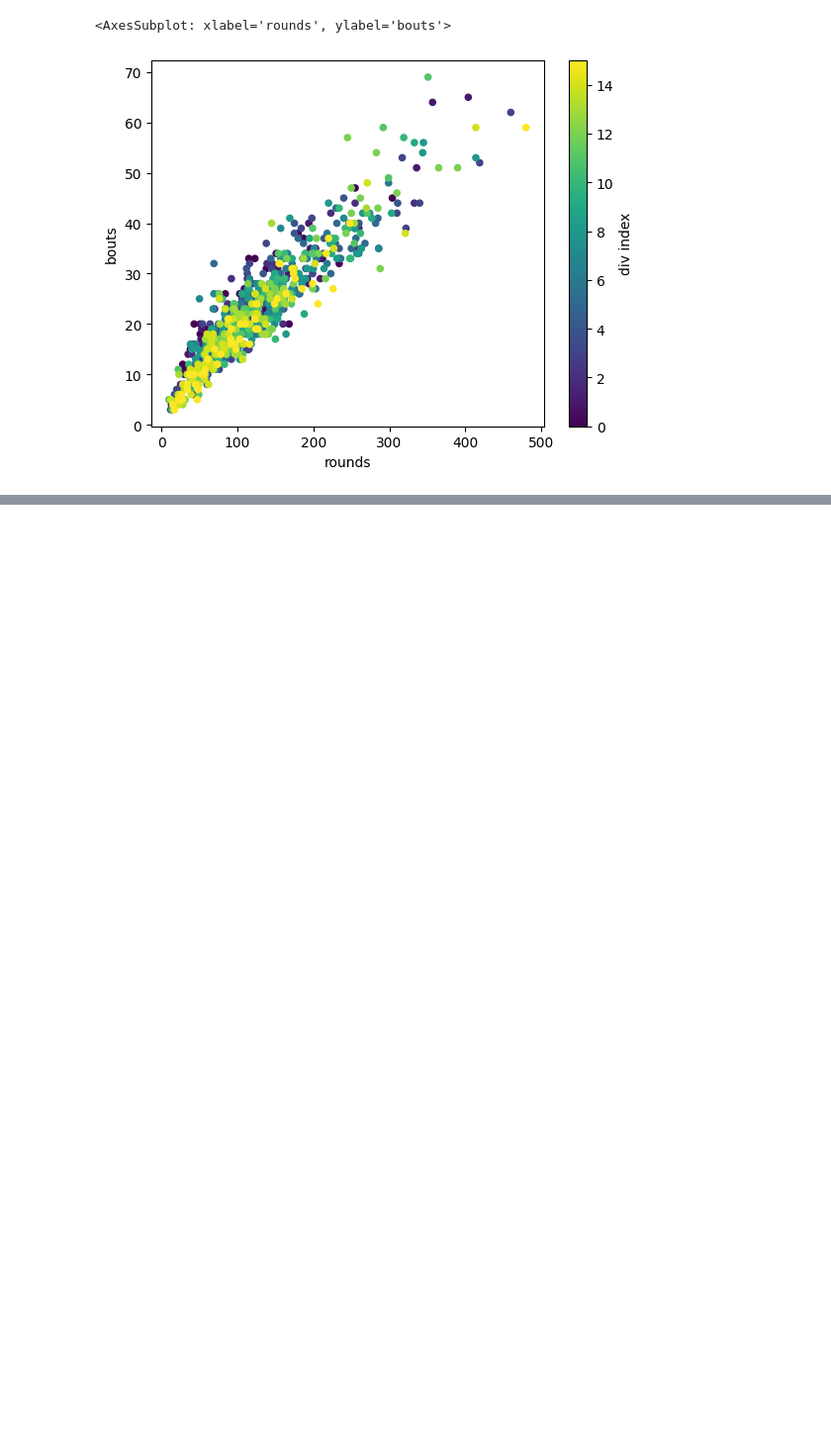
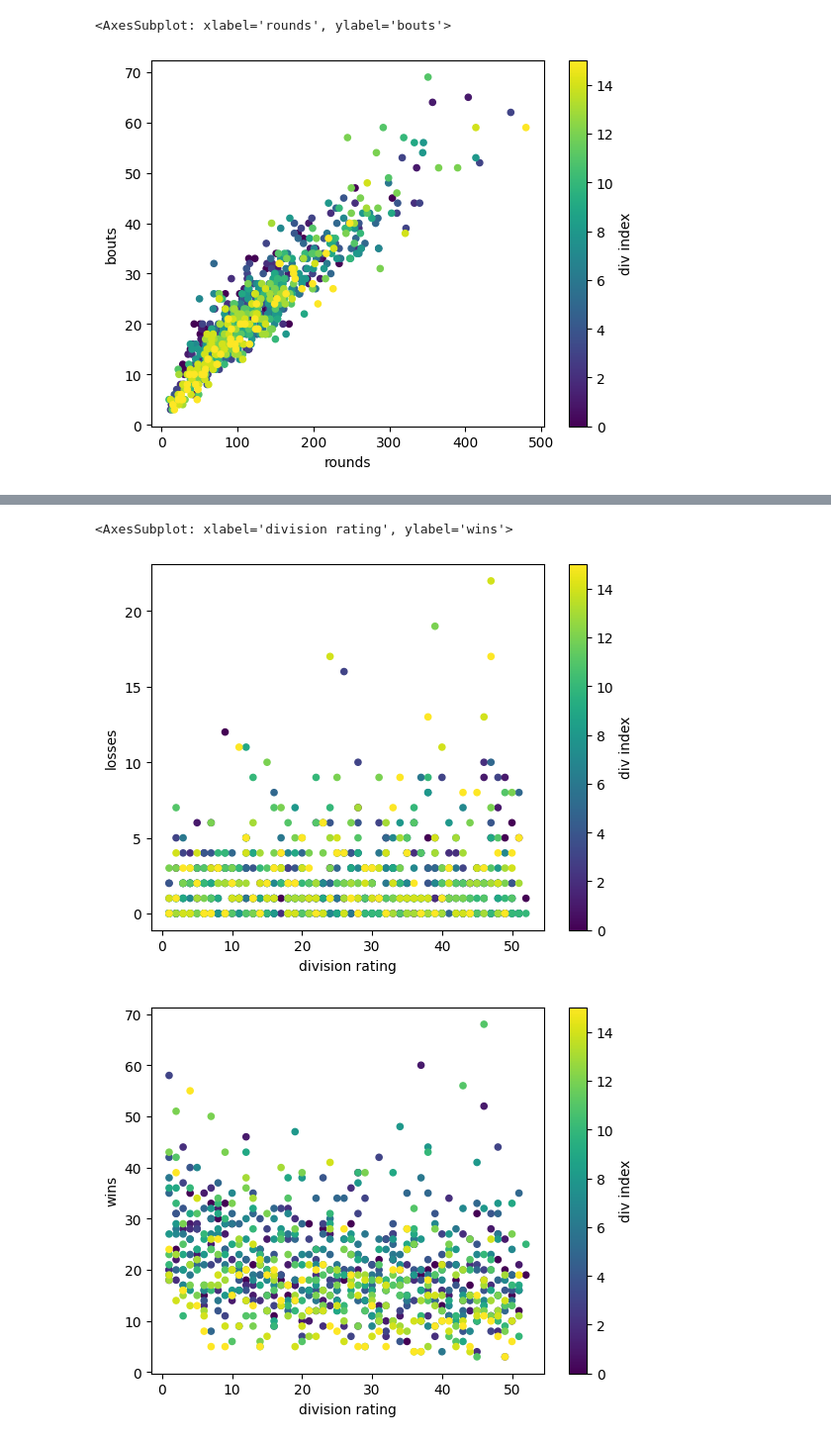
Before and after one commit to smbalf/boxrec-analysis, a Jupyter notebook: analysis.ipynb, the cells around one changed output, grey strips where cells are left out. Shown at 99% size. Cells and saved outputs as stored; diff of their text form; code cells hidden in the pictures; blank space fills up the shorter version.

```diff
--- a/analysis.ipynb
+++ b/analysis.ipynb
@@ -80,0 +105,7 @@ ds.plot.scatter(x='rounds', y='bouts', c='div index', colormap='viridis')
+# %%
+ds.plot.scatter(x='division rating', y='losses', c='div index', colormap='viridis')
+ds.plot.scatter(x='division rating', y='wins', c='div index', colormap='viridis')
+# %% [output]
+<AxesSubplot: xlabel='division rating', ylabel='wins'>
+[figure, added]
+[figure, added]
```
Also changed, not shown: parts of 4 cells of this notebook.
